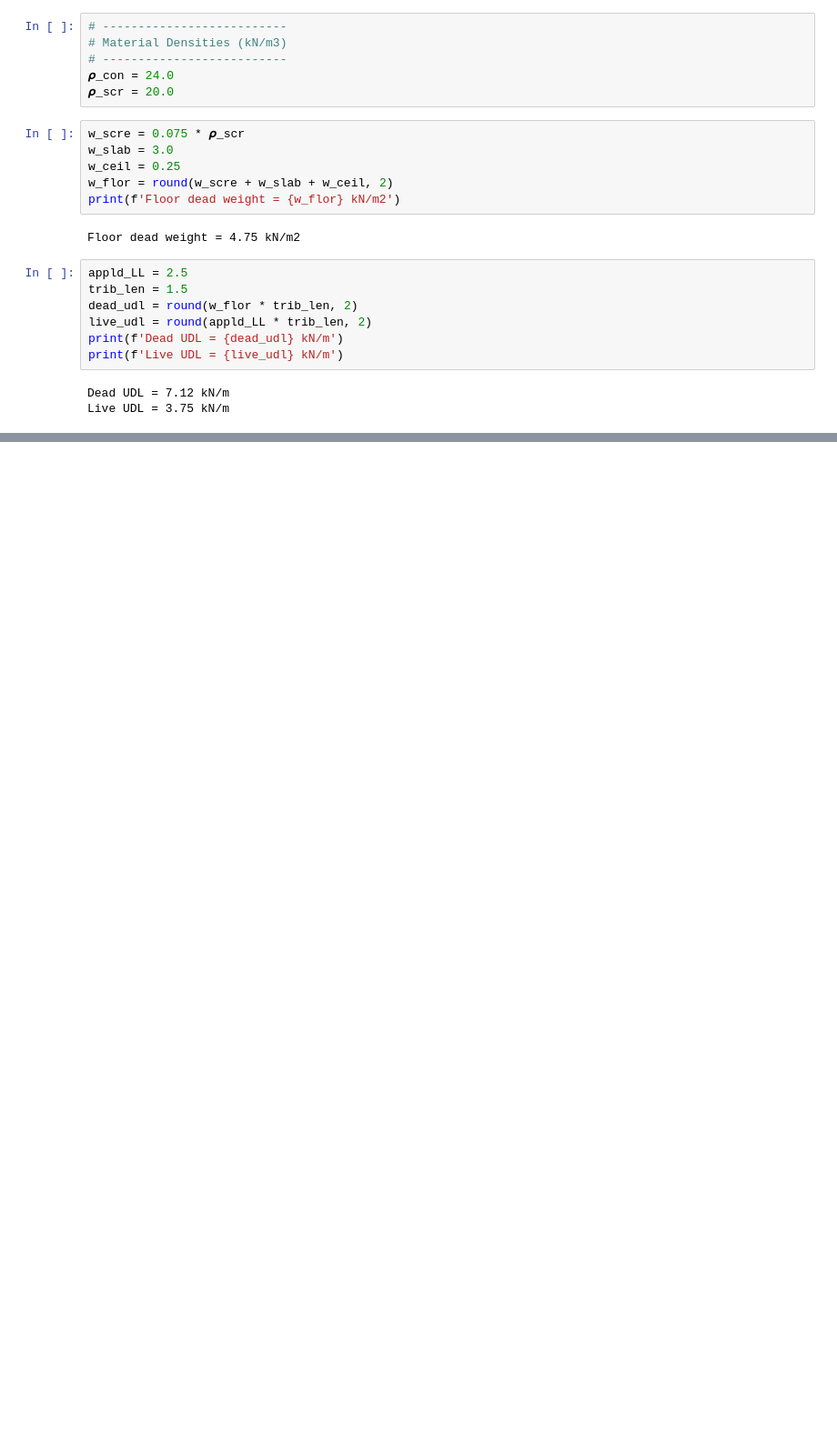
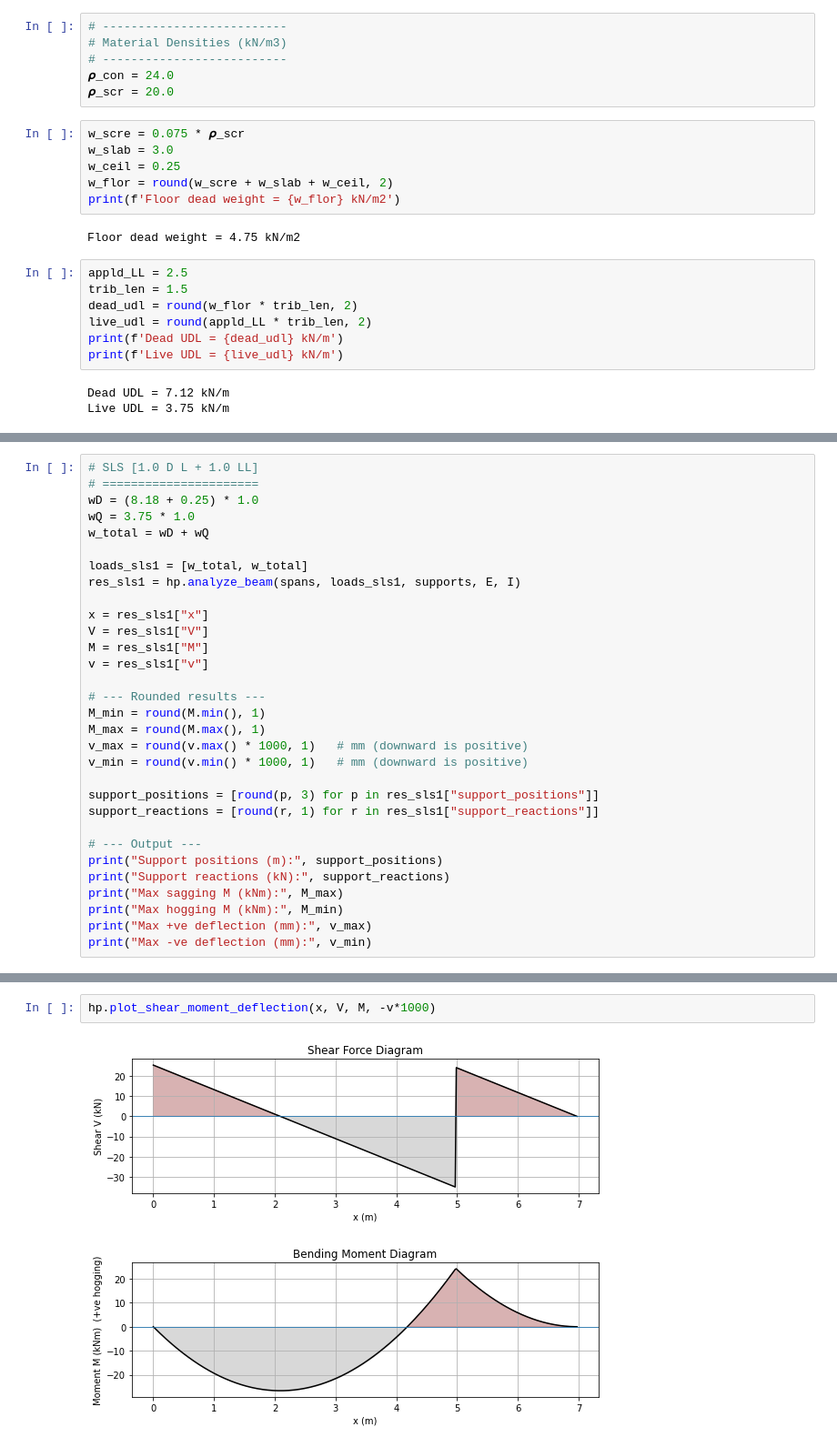
Before and after one commit to 3minuterecord/structural_calcs, a Jupyter notebook: BK_beam_load_calcs.ipynb, the cells around one changed output, grey strips where cells are left out. Shown at 91% size. Drawn from its saved outputs; the diff is of its cells as text; blank space fills up the shorter version.

```diff
--- a/BK_beam_load_calcs.ipynb
+++ b/BK_beam_load_calcs.ipynb
@@ -298,0 +39,31 @@ Total defl (mm):  4.117564758263224
+# %%
+# SLS [1.0 D L + 1.0 LL]
+# ======================
+wD = (8.18 + 0.25) * 1.0
+wQ = 3.75 * 1.0
+w_total = wD + wQ
+
+loads_sls1 = [w_total, w_total]
+res_sls1 = hp.analyze_beam(spans, loads_sls1, supports, E, I)
+
+x = res_sls1["x"]
+V = res_sls1["V"]
+M = res_sls1["M"]
+v = res_sls1["v"]
+
+# --- Rounded results ---
+M_min = round(M.min(), 1)
+M_max = round(M.max(), 1)
+v_max = round(v.max() * 1000, 1)   # mm (downward is positive)
+v_min = round(v.min() * 1000, 1)   # mm (downward is positive)
+
+support_positions = [round(p, 3) for p in res_sls1["support_positions"]]
+support_reactions = [round(r, 1) for r in res_sls1["support_reactions"]]
+
+# --- Output ---
+print("Support positions (m):", support_positions)
+print("Support reactions (kN):", support_reactions)
+print("Max sagging M (kNm):", M_max)
+print("Max hogging M (kNm):", M_min)
+print("Max +ve deflection (mm):", v_max)
+print("Max -ve deflection (mm):", v_min)
@@ -298,0 +101,5 @@ Total defl (mm):  4.117564758263224
+# %%
+hp.plot_shear_moment_deflection(x, V, M, -v*1000)
+# %% [output]
+[figure, added]
+[figure, added]
```
Also changed, not shown: parts of 16 cells of this notebook, 4 other files.
